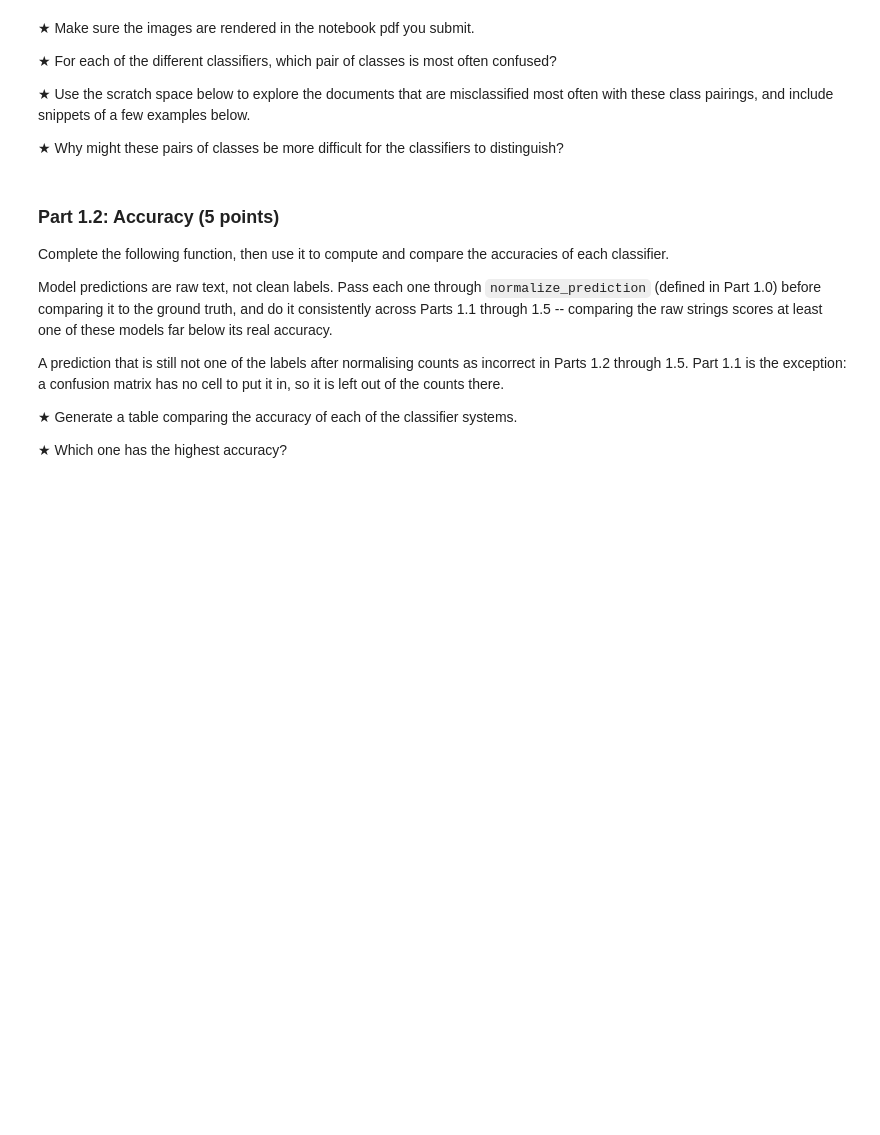
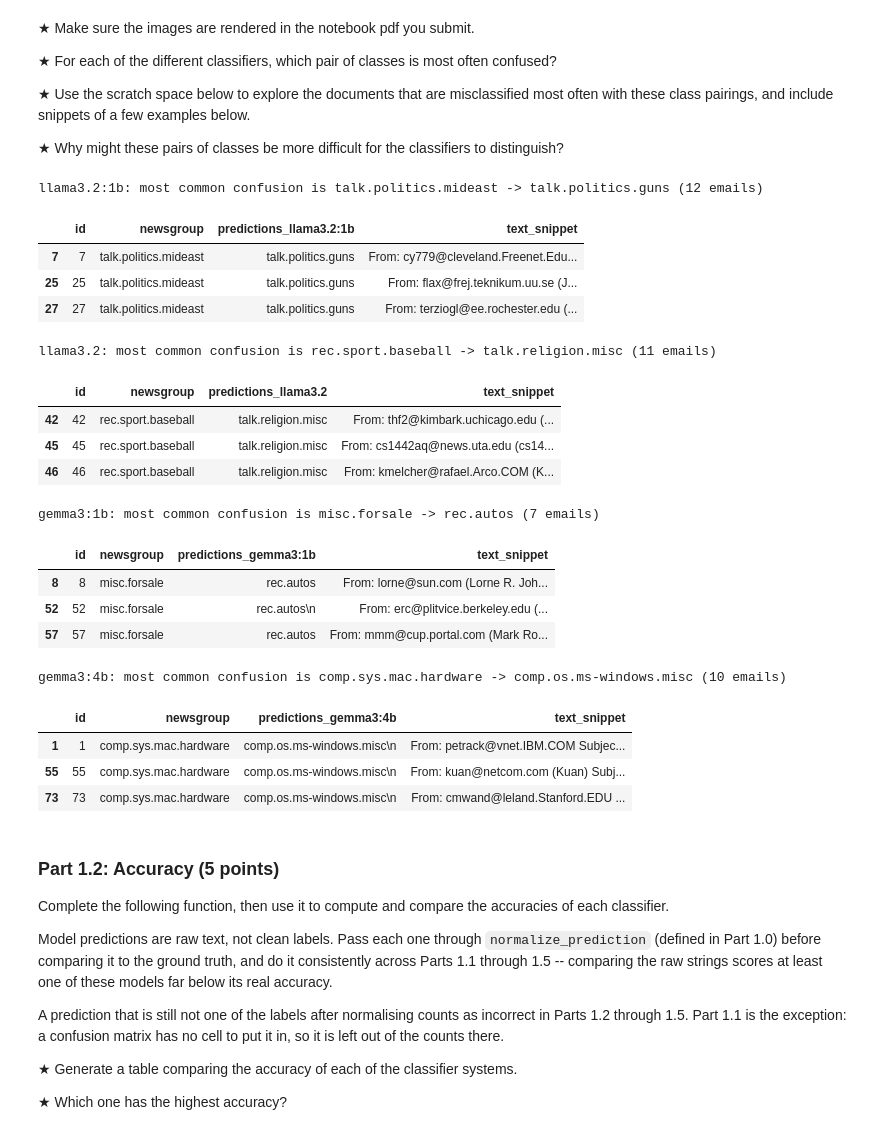
Before and after one commit to WjNaG2/SI140-RedEnvelope, a Jupyter notebook: HW1.ipynb, the cells around one changed output. Saved outputs shown, nothing was run; the diff lists cells and outputs as text; code cells hidden in the pictures; blank space fills up the shorter version.

```diff
--- a/HW1.ipynb
+++ b/HW1.ipynb
@@ -382,6 +380,51 @@ for model in models:
 # %%
 # TODO: Use this scratch space to find documents
 # that are examples of common misclassifications
+from IPython.display import display
+
+# For each model, identify its most frequent directional error (true -> predicted)
+# and show a few of the emails responsible for that error.
+for model, matrix in confusion_matrices.items():
+    off_diagonal = [
+        (count, true_label, predicted_label)
+        for true_label, predictions in matrix.items()
+        for predicted_label, count in predictions.items()
+        if true_label != predicted_label
+    ]
+    count, true_label, predicted_label = max(off_diagonal)
+    print(f"{model}: most common confusion is {true_label} -> {predicted_label} ({count} emails)")
+
+    prediction_col = f"predictions_{model}"
+    examples = classification_data.loc[
+        (classification_data["newsgroup"] == true_label)
+        & (classification_data[prediction_col].map(normalize_prediction) == predicted_label),
+        ["id", "newsgroup", prediction_col, "text"]
+    ].copy()
+    examples["text_snippet"] = (examples["text"].astype(str)
+                                .str.replace(r"\s+", " ", regex=True)
+                                .str.slice(0, 300))
+    display(examples[["id", "newsgroup", prediction_col, "text_snippet"]].head(3))
+# %% [output]
+llama3.2:1b: most common confusion is talk.politics.mideast -> talk.politics.guns (12 emails)
+|  | id | newsgroup | predictions_llama3.2:1b | text_snippet |
+| 7 | 7 | talk.politics.mideast | talk.politics.guns | From: cy779@cleveland.Freenet.Edu... |
+| 25 | 25 | talk.politics.mideast | talk.politics.guns | From: flax@frej.teknikum.uu.se (J... |
+| 27 | 27 | talk.politics.mideast | talk.politics.guns | From: terziogl@ee.rochester.edu (... |
+llama3.2: most common confusion is rec.sport.baseball -> talk.religion.misc (11 emails)
+|  | id | newsgroup | predictions_llama3.2 | text_snippet |
+| 42 | 42 | rec.sport.baseball | talk.religion.misc | From: thf2@kimbark.uchicago.edu (... |
+| 45 | 45 | rec.sport.baseball | talk.religion.misc | From: cs1442aq@news.uta.edu (cs14... |
+| 46 | 46 | rec.sport.baseball | talk.religion.misc | From: kmelcher@rafael.Arco.COM (K... |
+gemma3:1b: most common confusion is misc.forsale -> rec.autos (7 emails)
+|  | id | newsgroup | predictions_gemma3:1b | text_snippet |
+| 8 | 8 | misc.forsale | rec.autos | From: lorne@sun.com (Lorne R. Joh... |
+| 52 | 52 | misc.forsale | rec.autos\n | From: erc@plitvice.berkeley.edu (... |
+| 57 | 57 | misc.forsale | rec.autos | From: mmm@cup.portal.com (Mark Ro... |
+gemma3:4b: most common confusion is comp.sys.mac.hardware -> comp.os.ms-windows.misc (10 emails)
+|  | id | newsgroup | predictions_gemma3:4b | text_snippet |
+| 1 | 1 | comp.sys.mac.hardware | comp.os.ms-windows.misc\n | From: petrack@vnet.IBM.COM Subjec... |
+| 55 | 55 | comp.sys.mac.hardware | comp.os.ms-windows.misc\n | From: kuan@netcom.com (Kuan) Subj... |
+| 73 | 73 | comp.sys.mac.hardware | comp.os.ms-windows.misc\n | From: cmwand@leland.Stanford.EDU ... |
 # %% [markdown]
 ### Part 1.2: Accuracy (5 points)
 Complete the following function, then use it to compute and compare the accuracies of each classifier.
```
Also changed, not shown: parts of 5 cells of this notebook.
